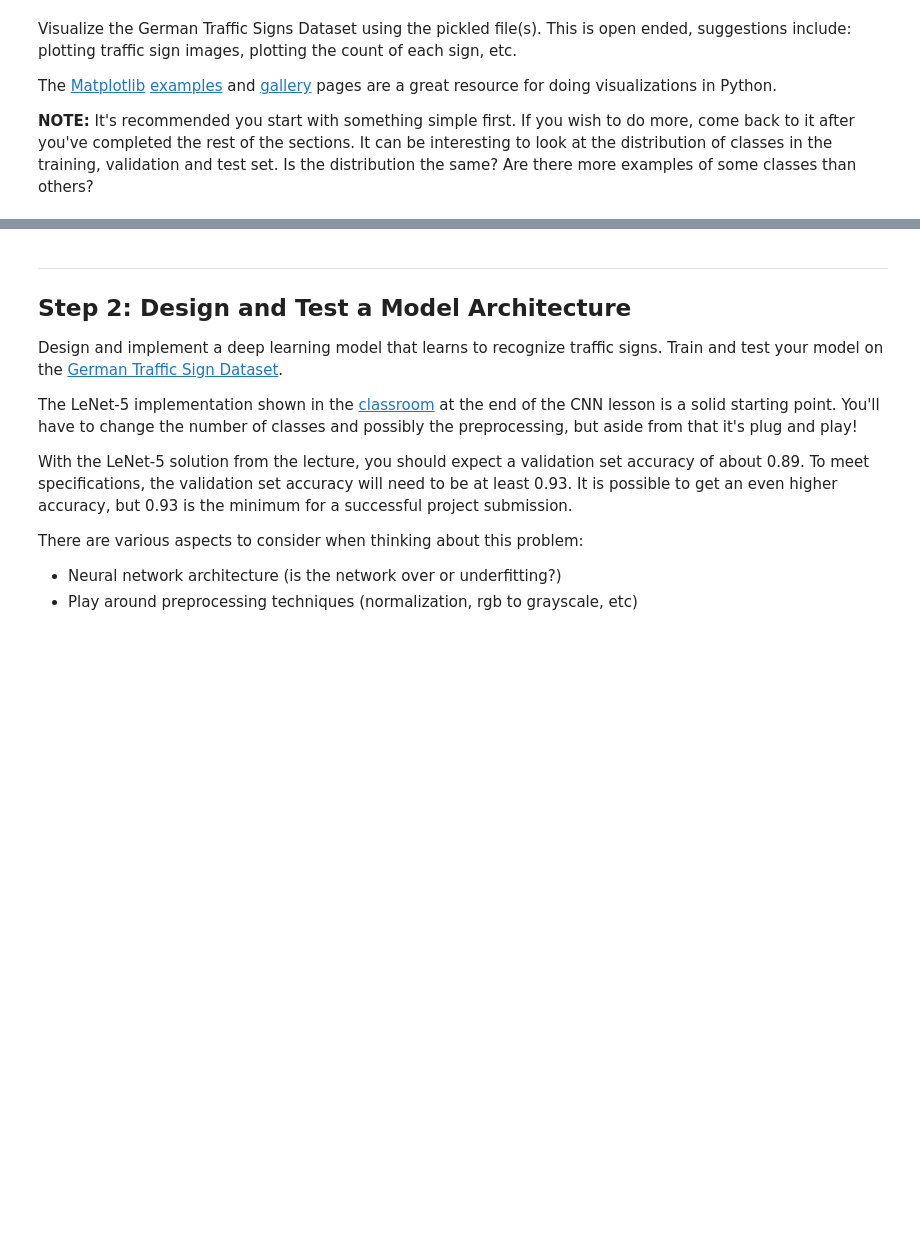
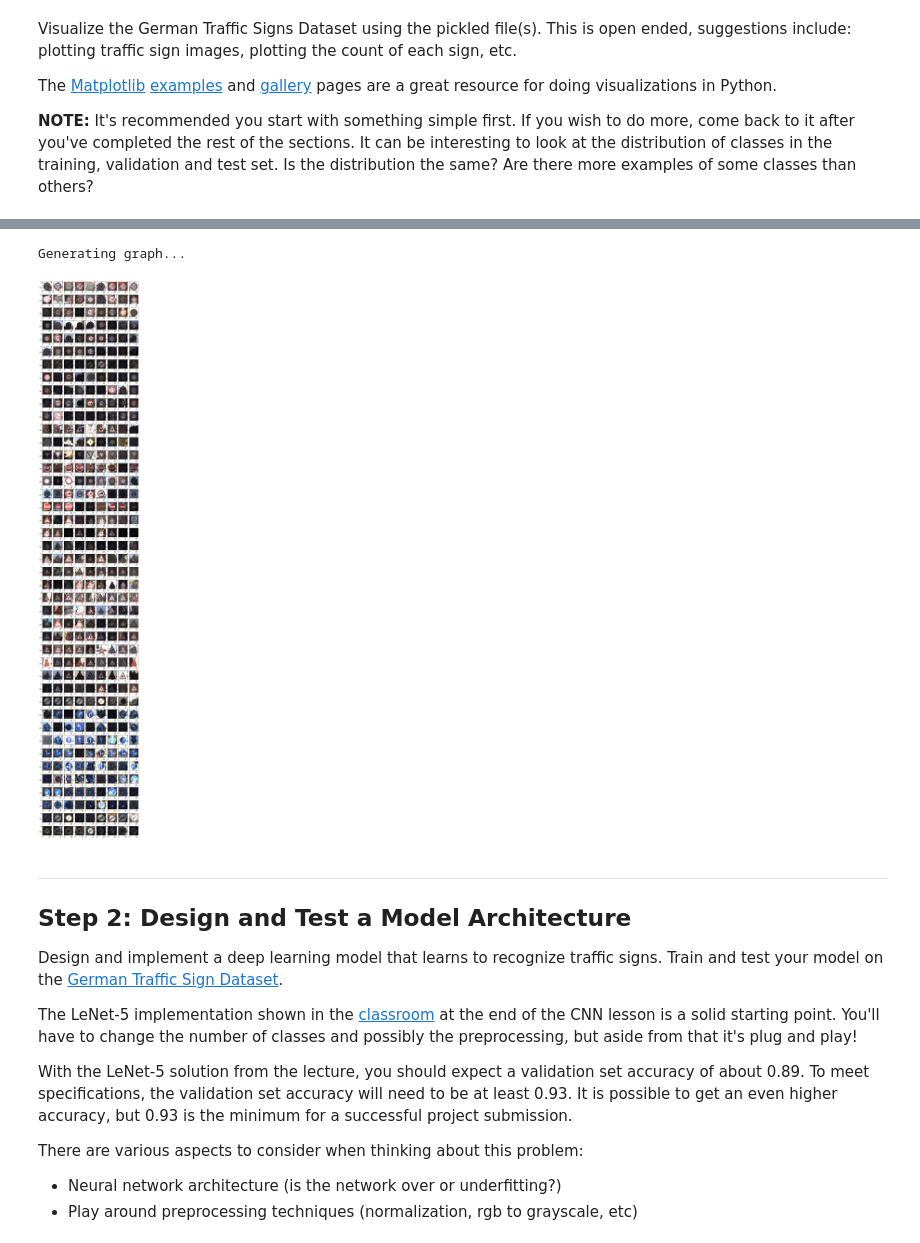
Before and after one commit to KazukiChiyo/traffic-sign, a Jupyter notebook: Traffic_Sign_Classifier.ipynb, the cells around one changed output, grey strips where cells are left out. Cells and saved outputs as stored; diff of their text form; code cells hidden in the pictures; blank space fills up the shorter version.

```diff
--- a/Traffic_Sign_Classifier.ipynb
+++ b/Traffic_Sign_Classifier.ipynb
@@ -100,3 +120,31 @@ import matplotlib.pyplot as plt
+# %%
+def split_by_class(target, X, y):
+    """Split feature vectors and labels by target class.
+    Parameters:
+    -----------
+    target: int
+        Target label.
+    X: array
+        Featrue vectors.
+    y: array
+        Labels.
+    """
+    idx = (y == target)
+    return X[idx], y[idx]
+
+matplotlib.rcParams['figure.figsize'] = (12, 64)
+print("Generating graph...")
+for j in range(0, n_classes):
+    a, b = split_by_class(j, _X_train, _y_train)
+    for i in range(1, 10):
+        idx = np.random.randint(0, (len(b)))
+        plt.subplot(n_classes, 10, j*10 + i)
+        plt.imshow(a[idx])
+plt.savefig('outputs/by_class.png')
+matplotlib.rcParams['figure.figsize'] = (12, 12)
+# %% [output]
+Generating graph...
+[figure, added]
 # %% [markdown]
 ----
 
```
Also changed, not shown: parts of 22 cells of this notebook, 21 other files.
